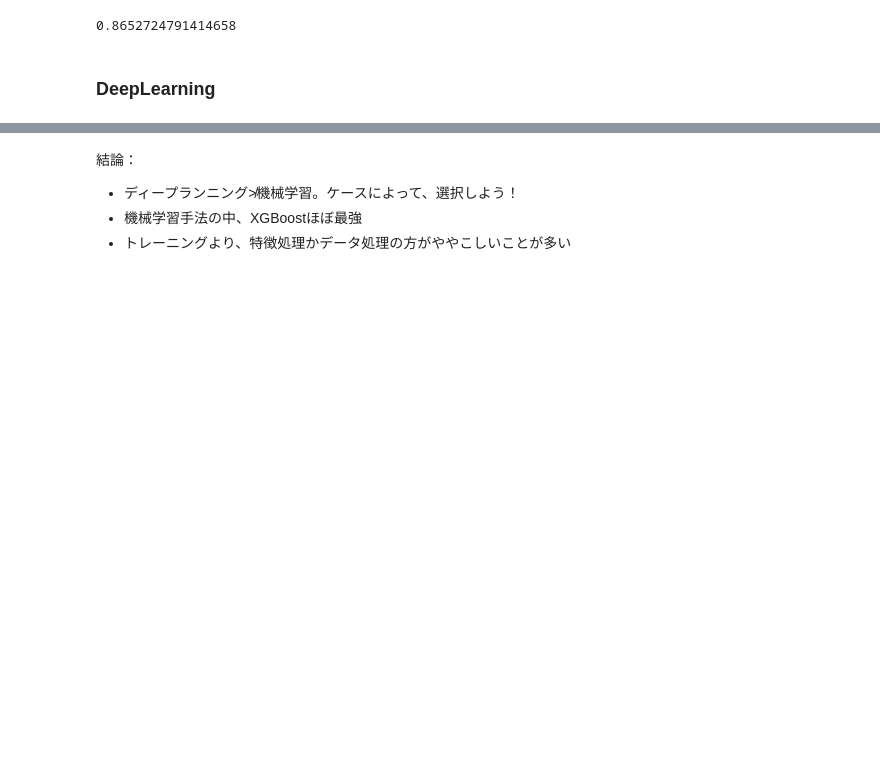
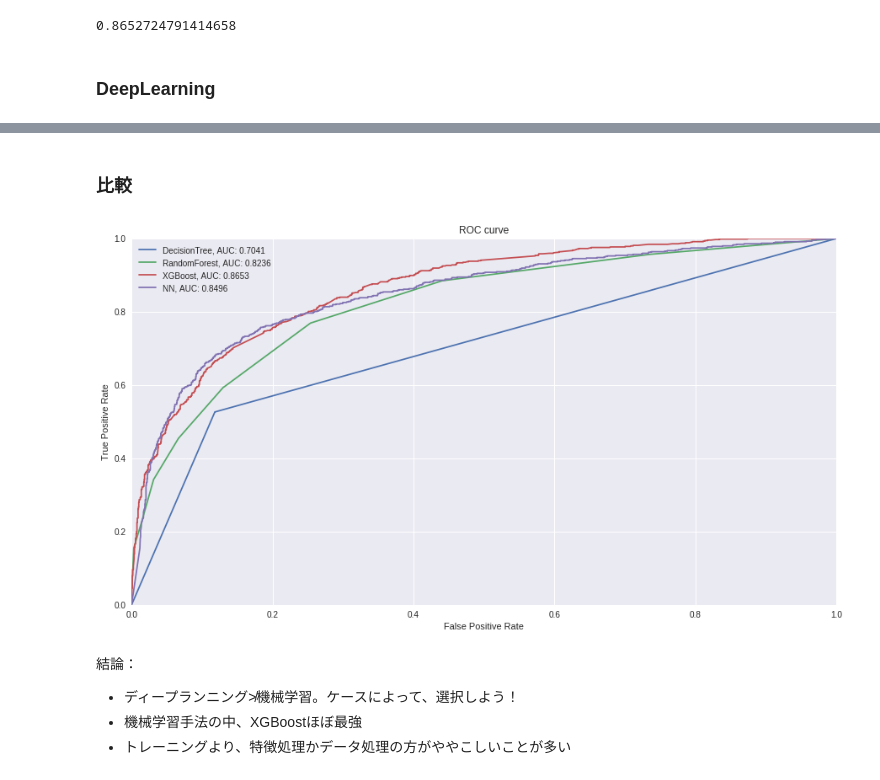
Before and after one commit to k-chiou/InsultDetector, a Jupyter notebook: Insult_Detector.ipynb, the cells around one changed output, grey strips where cells are left out. Drawn from its saved outputs; the diff is of its cells as text; code cells hidden in the pictures; blank space fills up the shorter version.

```diff
--- a/Insult_Detector.ipynb
+++ b/Insult_Detector.ipynb
@@ -407,7 +431,7 @@ y_pred = rf.predict_proba(X_test)[:,1]
 # %%
 from sklearn.metrics import auc
 from sklearn.metrics import roc_curve
-fpr, tpr, thresholds = roc_curve(y_test, y_pred)
-AUC = auc(fpr, tpr)
+fpr2, tpr2, thresholds2 = roc_curve(y_test, y_pred)
+AUC = auc(fpr2, tpr2)
 print(AUC)
 # %% [output]
@@ -435,8 +459,8 @@ y_pred = XGB.predict_proba(X_test)[:,1]
 # %%
 from sklearn.metrics import auc
 from sklearn.metrics import roc_curve
-fpr, tpr, thresholds = roc_curve(y_test, y_pred)
-AUC = auc(fpr, tpr)
+fpr3, tpr3, thresholds3 = roc_curve(y_test, y_pred)
+AUC = auc(fpr3, tpr3)
 print(AUC)
 # %% [output]
 0.8652724791414658
@@ -596,7 +622,7 @@ y_pred = model.predict(X_test)
 # %%
 from sklearn.metrics import auc
 from sklearn.metrics import roc_curve
-fpr, tpr, thresholds = roc_curve(y_test, y_pred)
-AUC = auc(fpr, tpr)
+fpr4, tpr4, thresholds4 = roc_curve(y_test, y_pred)
+AUC = auc(fpr4, tpr4)
 print(AUC)
 # %% [output]
@@ -646,6 +672,23 @@ model.summary()
 model.compile(loss='binary_crossentropy', optimizer='adam', metrics=['accuracy'])
 
 history = model.fit(X_train, y_train, batch_size=64, verbose=1, epochs=20, shuffle=True, validation_data=(X_test, y_test))
+# %% [markdown]
+### 比較
+# %%
+plt.figure(figsize=(15,8))
+plt.plot(fpr1, tpr1, label='DecisionTree, AUC: %.4f' % (auc(fpr1, tpr1)))
+plt.plot(fpr2, tpr2, label='RandomForest, AUC: %.4f' % (auc(fpr2, tpr2)))
+plt.plot(fpr3, tpr3, label='XGBoost, AUC: %.4f' % (auc(fpr3, tpr3)))
+plt.plot(fpr4, tpr4, label='NN, AUC: %.4f' % (auc(fpr4, tpr4)))
+plt.legend()
+plt.title('ROC curve')
+plt.xlabel('False Positive Rate')
+plt.ylabel('True Positive Rate')
+plt.xlim([0, 1])
+plt.ylim([0, 1])
+plt.grid(True)
+# %% [output]
+[figure, added]
 # %% [markdown]
 結論：
 
```
Also changed, not shown: parts of 19 cells of this notebook.
